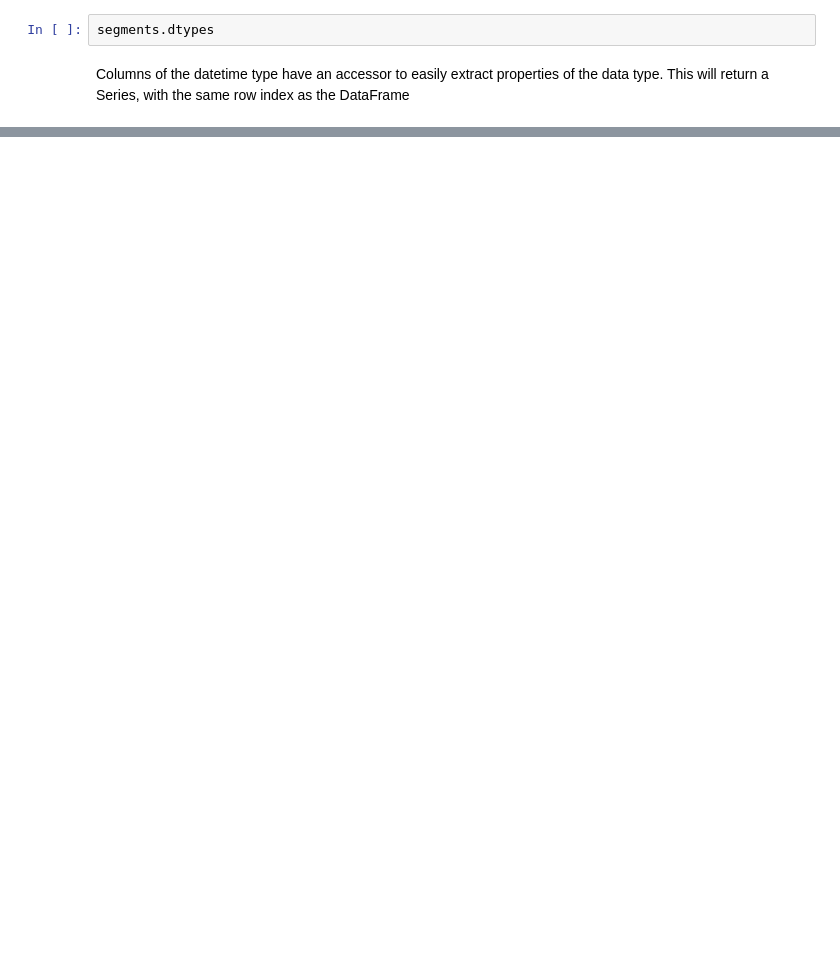
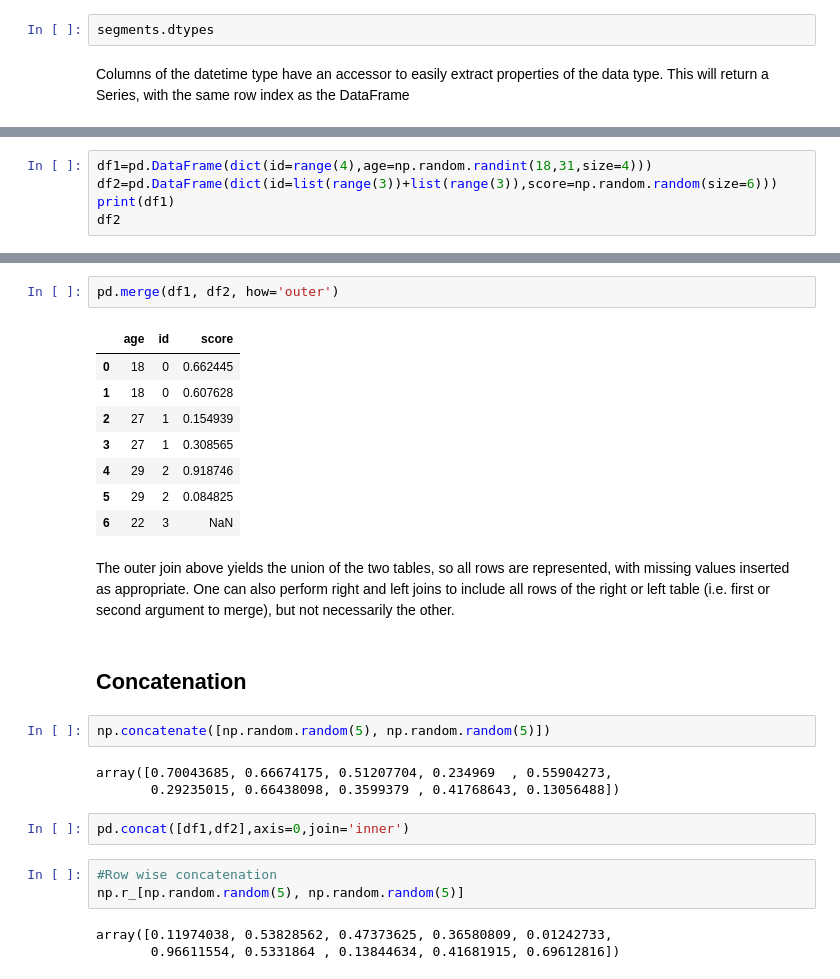
Before and after one commit to skjsourabh95/Machine-Learning, a Jupyter notebook: Pandas.ipynb, the cells around one changed output, grey strips where cells are left out. Cells and saved outputs as stored; diff of their text form; blank space fills up the shorter version.

```diff
--- a/Pandas.ipynb
+++ b/Pandas.ipynb
@@ -894,0 +977,5 @@ Columns of the datetime type have an accessor to easily extract properties of th
+# %%
+df1=pd.DataFrame(dict(id=range(4),age=np.random.randint(18,31,size=4)))
+df2=pd.DataFrame(dict(id=list(range(3))+list(range(3)),score=np.random.random(size=6)))
+print(df1)
+df2
@@ -894,0 +1020,28 @@ Columns of the datetime type have an accessor to easily extract properties of th
+# %%
+pd.merge(df1, df2, how='outer')
+# %% [output]
+|  | age | id | score |
+| 0 | 18 | 0 | 0.662445 |
+| 1 | 18 | 0 | 0.607628 |
+| 2 | 27 | 1 | 0.154939 |
+| 3 | 27 | 1 | 0.308565 |
+| 4 | 29 | 2 | 0.918746 |
+| 5 | 29 | 2 | 0.084825 |
+| 6 | 22 | 3 | NaN |
+# %% [markdown]
+The outer join above yields the union of the two tables, so all rows are represented, with missing values inserted as appropriate. One can also perform right and left joins to include all rows of the right or left table (i.e. first or second argument to merge), but not necessarily the other.
+# %% [markdown]
+## Concatenation
+# %%
+np.concatenate([np.random.random(5), np.random.random(5)])
+# %% [output]
+array([0.70043685, 0.66674175, 0.51207704, 0.234969  , 0.55904273,
+       0.29235015, 0.66438098, 0.3599379 , 0.41768643, 0.13056488])
+# %%
+pd.concat([df1,df2],axis=0,join='inner')
+# %%
+#Row wise concatenation
+np.r_[np.random.random(5), np.random.random(5)]
+# %% [output]
+array([0.11974038, 0.53828562, 0.47373625, 0.36580809, 0.01242733,
+       0.96611554, 0.5331864 , 0.13844634, 0.41681915, 0.69612816])
```
Also changed, not shown: parts of 20 cells of this notebook, 11 other files.
